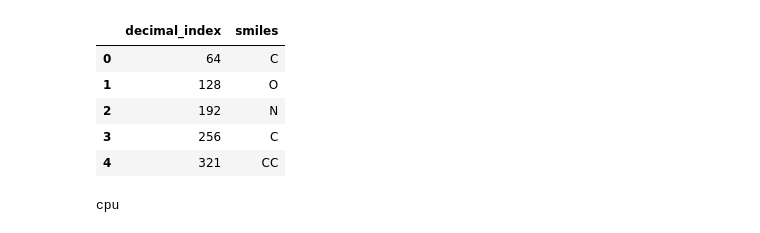
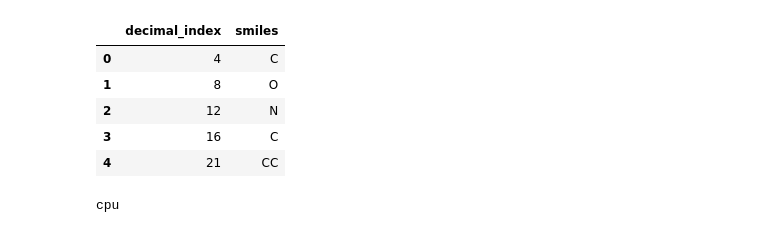
Before and after one commit to Lung-Yi/qmg, a Jupyter notebook: test_development/05_vqc_pennylane.ipynb, the cells around one changed output. Cells and saved outputs as stored; diff of their text form; code cells hidden in the pictures.

```diff
--- a/test_development/05_vqc_pennylane.ipynb
+++ b/test_development/05_vqc_pennylane.ipynb
@@ -1,32 +1,32 @@
 # %%
 import matplotlib.pyplot as plt
 import pennylane as qml
-import sklearn
-from sklearn.metrics import mean_squared_error
+
 from pennylane import numpy as np
-from pennylane.templates import StronglyEntanglingLayers
-from pennylane.optimize import AdamOptimizer, GradientDescentOptimizer
 import torch.optim as optim
 import torch
 import torch.nn as nn
+
+from rdkit import RDLogger
+RDLogger.DisableLog('rdApp.*')
 
 import pandas as pd
 import sys
 sys.path.append("../")
 from qmg.utils import MoleculeQuantumStateGenerator
 
-num_heavy_atom = 3
+num_heavy_atom = 2
 data_path = f"../dataset/chemical_space/effective_{num_heavy_atom}.csv"
 data_generator = MoleculeQuantumStateGenerator(heavy_atom_size=num_heavy_atom, ncpus=16)
 data = pd.read_csv(data_path)
 data.head()
 # %% [output]
 |  | decimal_index | smiles |
-| 0 | 64 | C |
-| 1 | 128 | O |
-| 2 | 192 | N |
-| 3 | 256 | C |
-| 4 | 321 | CC |
+| 0 | 4 | C |
+| 1 | 8 | O |
+| 2 | 12 | N |
+| 3 | 16 | C |
+| 4 | 21 | CC |
 # %%
 # Quantum variables
 # n_a_qubits = 1  # Number of ancillary qubits / N_A
```
Also changed, not shown: parts of 16 cells of this notebook, 11 other files.
